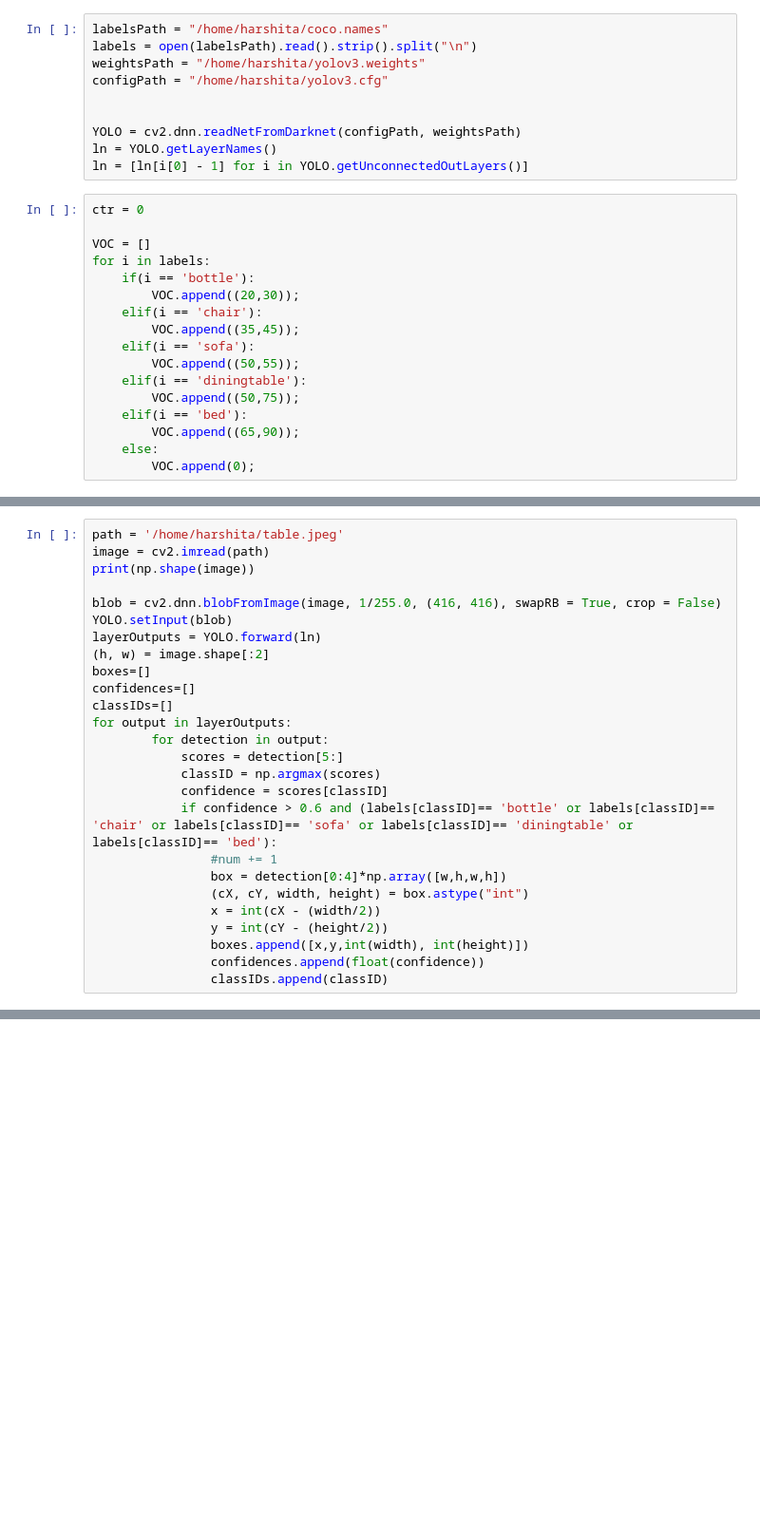
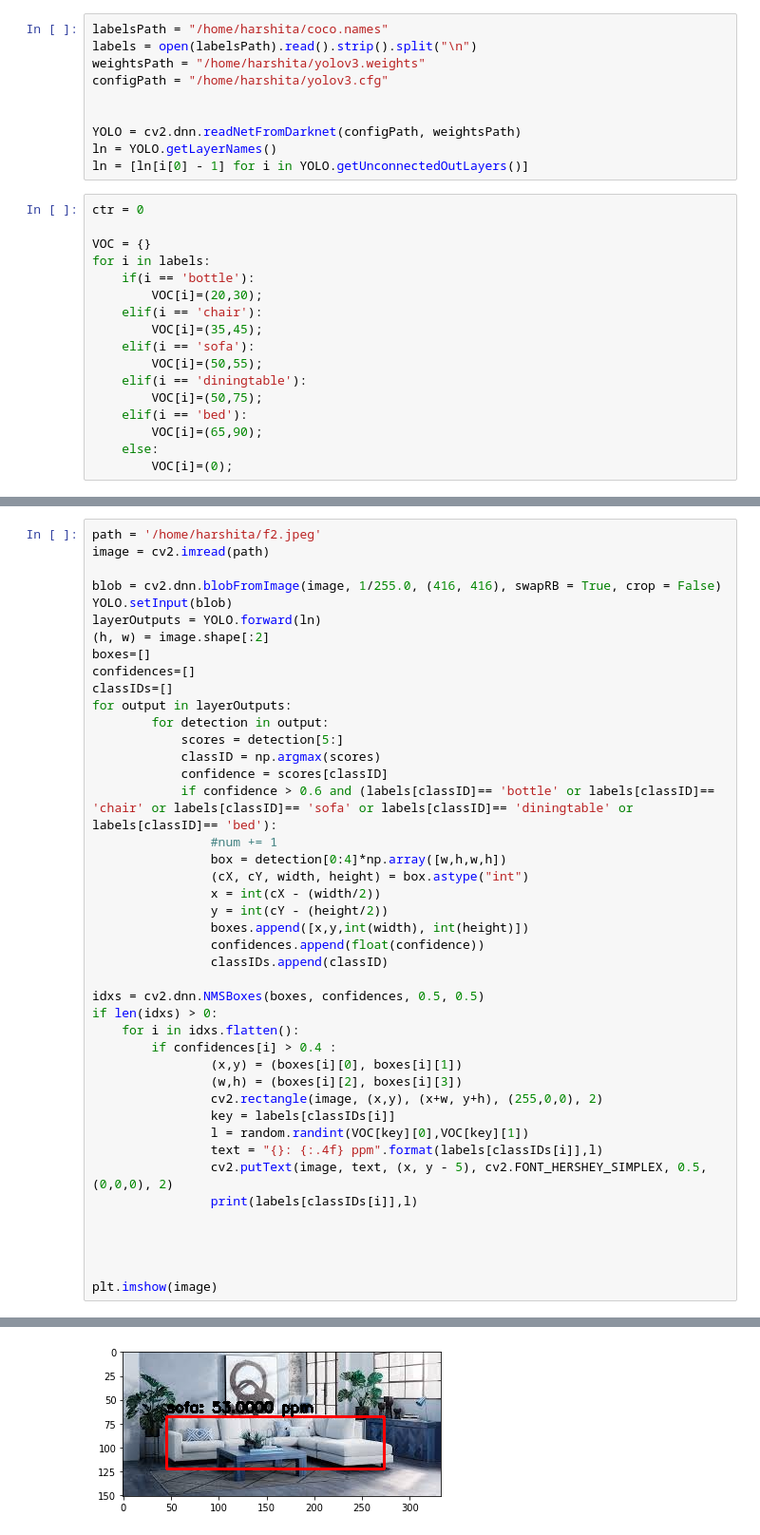
Before and after one commit to harshitadd/AirHero, a Jupyter notebook: SI_ObjectDetection.ipynb, the cells around one changed output, grey strips where cells are left out. Shown at 95% size. Saved outputs shown, nothing was run; the diff lists cells and outputs as text; blank space fills up the shorter version.

```diff
--- a/SI_ObjectDetection.ipynb
+++ b/SI_ObjectDetection.ipynb
@@ -16,17 +17,17 @@ ln = [ln[i[0] - 1] for i in YOLO.getUnconnectedOutLayers()]
 # %%
 ctr = 0
 
-VOC = []
+VOC = {}
 for i in labels:
     if(i == 'bottle'):
-        VOC.append((20,30));
+        VOC[i]=(20,30);
     elif(i == 'chair'):
-        VOC.append((35,45));
+        VOC[i]=(35,45);
     elif(i == 'sofa'):
-        VOC.append((50,55));
+        VOC[i]=(50,55);
     elif(i == 'diningtable'):
-        VOC.append((50,75));
+        VOC[i]=(50,75);
     elif(i == 'bed'):
-        VOC.append((65,90));
+        VOC[i]=(65,90);
     else:
-        VOC.append(0);
+        VOC[i]=(0);
@@ -37,7 +47,6 @@ print(VOC)
 # %%
-path = '/home/harshita/table.jpeg'
+path = '/home/harshita/f2.jpeg'
 image = cv2.imread(path)
-print(np.shape(image))
 
 blob = cv2.dnn.blobFromImage(image, 1/255.0, (416, 416), swapRB = True, crop = False)
 YOLO.setInput(blob)
@@ -60,4 +69,22 @@ for output in layerOutputs:
                 boxes.append([x,y,int(width), int(height)])
                 confidences.append(float(confidence))
                 classIDs.append(classID)
+
+idxs = cv2.dnn.NMSBoxes(boxes, confidences, 0.5, 0.5)
+if len(idxs) > 0:
+    for i in idxs.flatten():
+        if confidences[i] > 0.4 :
+                (x,y) = (boxes[i][0], boxes[i][1])
+                (w,h) = (boxes[i][2], boxes[i][3])
+                cv2.rectangle(image, (x,y), (x+w, y+h), (255,0,0), 2)
+                key = labels[classIDs[i]]
+                l = random.randint(VOC[key][0],VOC[key][1])
+                text = "{}: {:.4f} ppm".format(labels[classIDs[i]],l)
+                cv2.putText(image, text, (x, y - 5), cv2.FONT_HERSHEY_SIMPLEX, 0.5, (0,0,0), 2)
+                print(labels[classIDs[i]],l)
+
+
+
+
+plt.imshow(image)
 # %% [output]
@@ -64,0 +93 @@ for output in layerOutputs:
+[figure, added]
```
Also changed, not shown: parts of 12 cells of this notebook, 2 other files.
